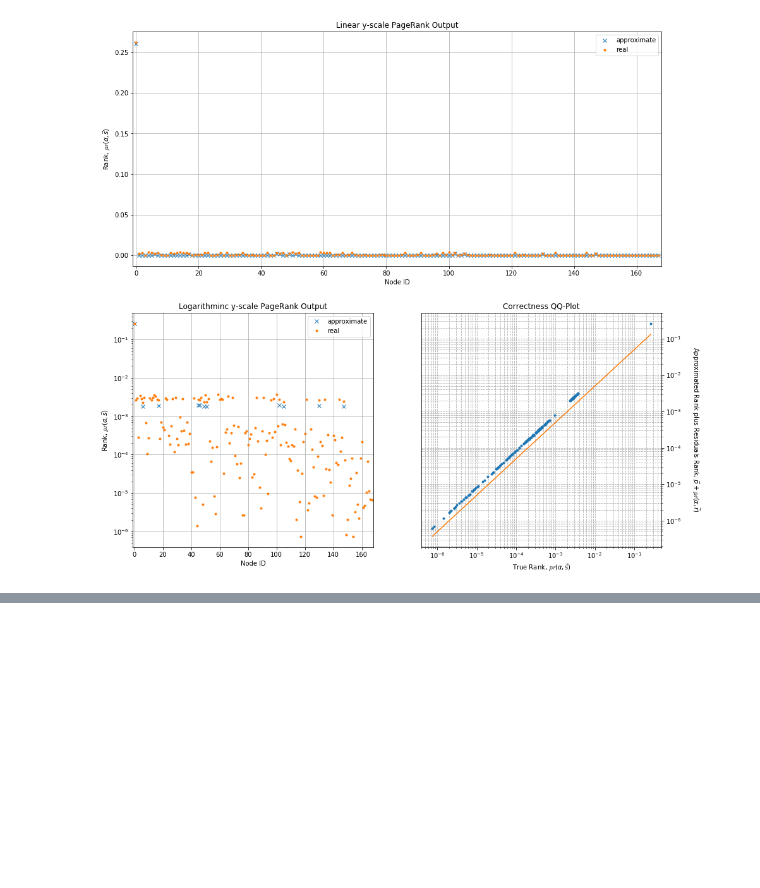
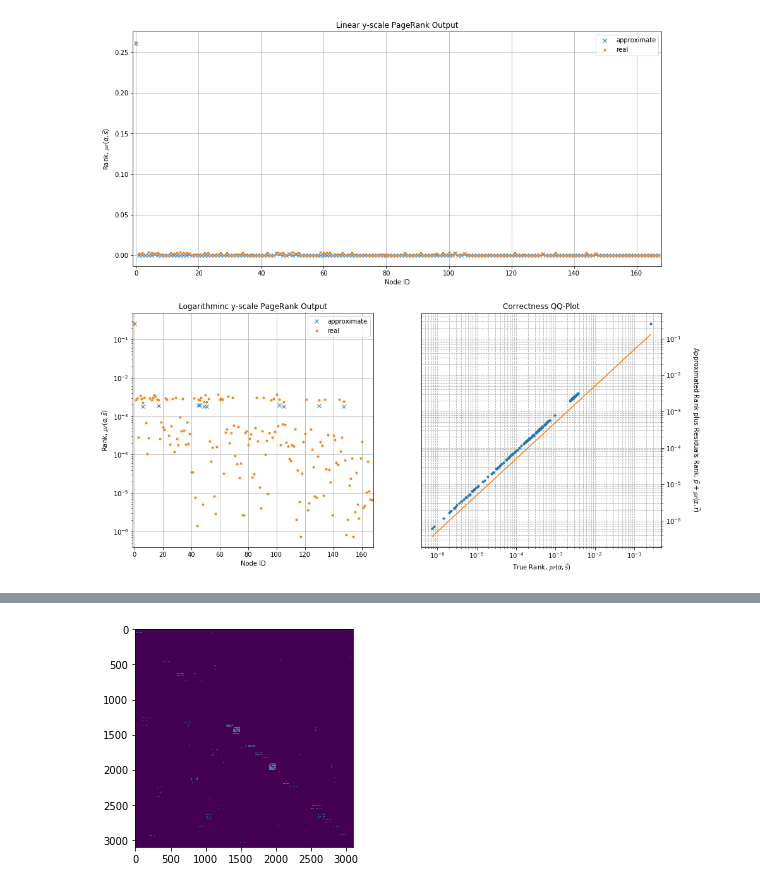
Before and after one commit to barbafrank/LCP_projects_Y2, a Jupyter notebook: HLP_Project/Project.ipynb, the cells around one changed output, grey strips where cells are left out. Saved outputs shown, nothing was run; the diff lists cells and outputs as text; code cells hidden in the pictures; blank space fills up the shorter version.

```diff
--- a/HLP_Project/Project.ipynb
+++ b/HLP_Project/Project.ipynb
@@ -200,0 +259,14 @@ ax3.grid(True, which="both", ls="--")
+# %%
+# generate the L matrix
+if weighted:
+    L = localPageRank_weight(A, c=0.85, epsilon=1e-8, max_iters=1e3, return_only_neighbours=True)
+else:
+    L = localPageRank(A, c=0.85, epsilon=1e-8, max_iters=200, return_only_neighbours=True)
+
+L = transposeEdgelist(L, True)
+L_mat = list2matrix(L)
+plt.figure()
+plt.imshow(np.log(L_mat+1))
+plt.show()
+# %% [output]
+[figure, added]
```
Also changed, not shown: parts of 9 cells of this notebook, 4 other files.
